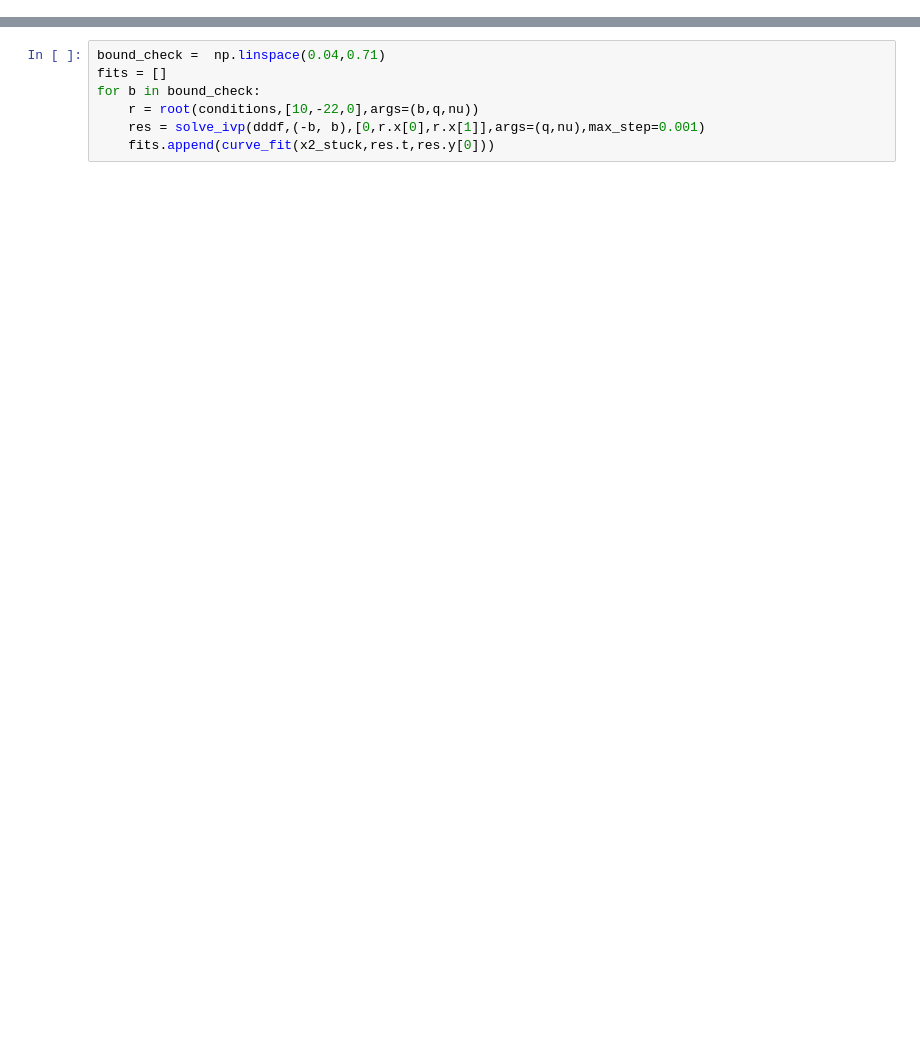
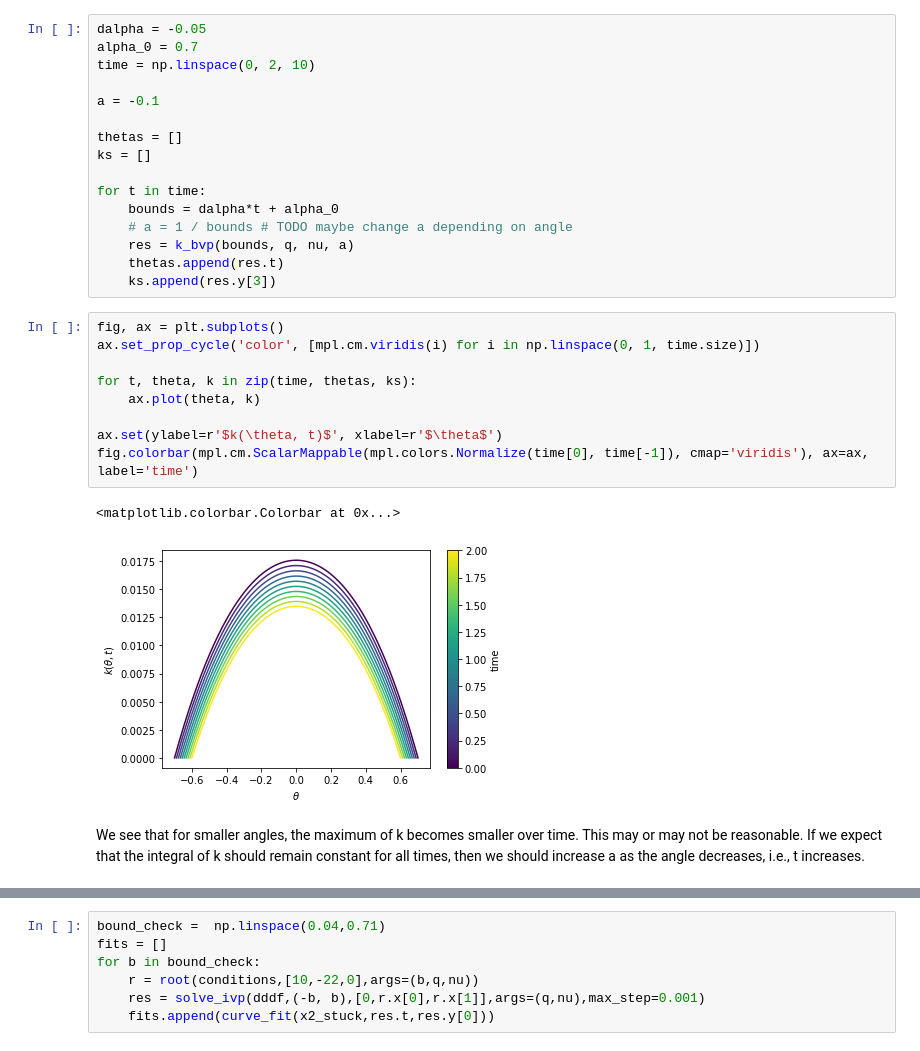
Before and after one commit to Zigolox/bellow-simulation, a Jupyter notebook: Strömmek.ipynb, the cells around one changed output, grey strips where cells are left out. Cells and saved outputs as stored; diff of their text form; blank space fills up the shorter version.

```diff
--- a/Strömmek.ipynb
+++ b/Strömmek.ipynb
@@ -3,0 +79,30 @@ import matplotlib.pyplot as plt
+# %%
+dalpha = -0.05
+alpha_0 = 0.7
+time = np.linspace(0, 2, 10)
+
+a = -0.1
+
+thetas = []
+ks = []
+
+for t in time:
+    bounds = dalpha*t + alpha_0
+    # a = 1 / bounds # TODO maybe change a depending on angle
+    res = k_bvp(bounds, q, nu, a)
+    thetas.append(res.t)
+    ks.append(res.y[3])
+# %%
+fig, ax = plt.subplots()
+ax.set_prop_cycle('color', [mpl.cm.viridis(i) for i in np.linspace(0, 1, time.size)])
+
+for t, theta, k in zip(time, thetas, ks):
+    ax.plot(theta, k)
+
+ax.set(ylabel=r'$k(\theta, t)$', xlabel=r'$\theta$')
+fig.colorbar(mpl.cm.ScalarMappable(mpl.colors.Normalize(time[0], time[-1]), cmap='viridis'), ax=ax, label='time')
+# %% [output]
+<matplotlib.colorbar.Colorbar at 0x...>
+[figure, added]
+# %% [markdown]
+We see that for smaller angles, the maximum of k becomes smaller over time. This may or may not be reasonable. If we expect that the integral of k should remain constant for all times, then we should increase a as the angle decreases, i.e., t increases.
```
Also changed, not shown: parts of 26 cells of this notebook.
